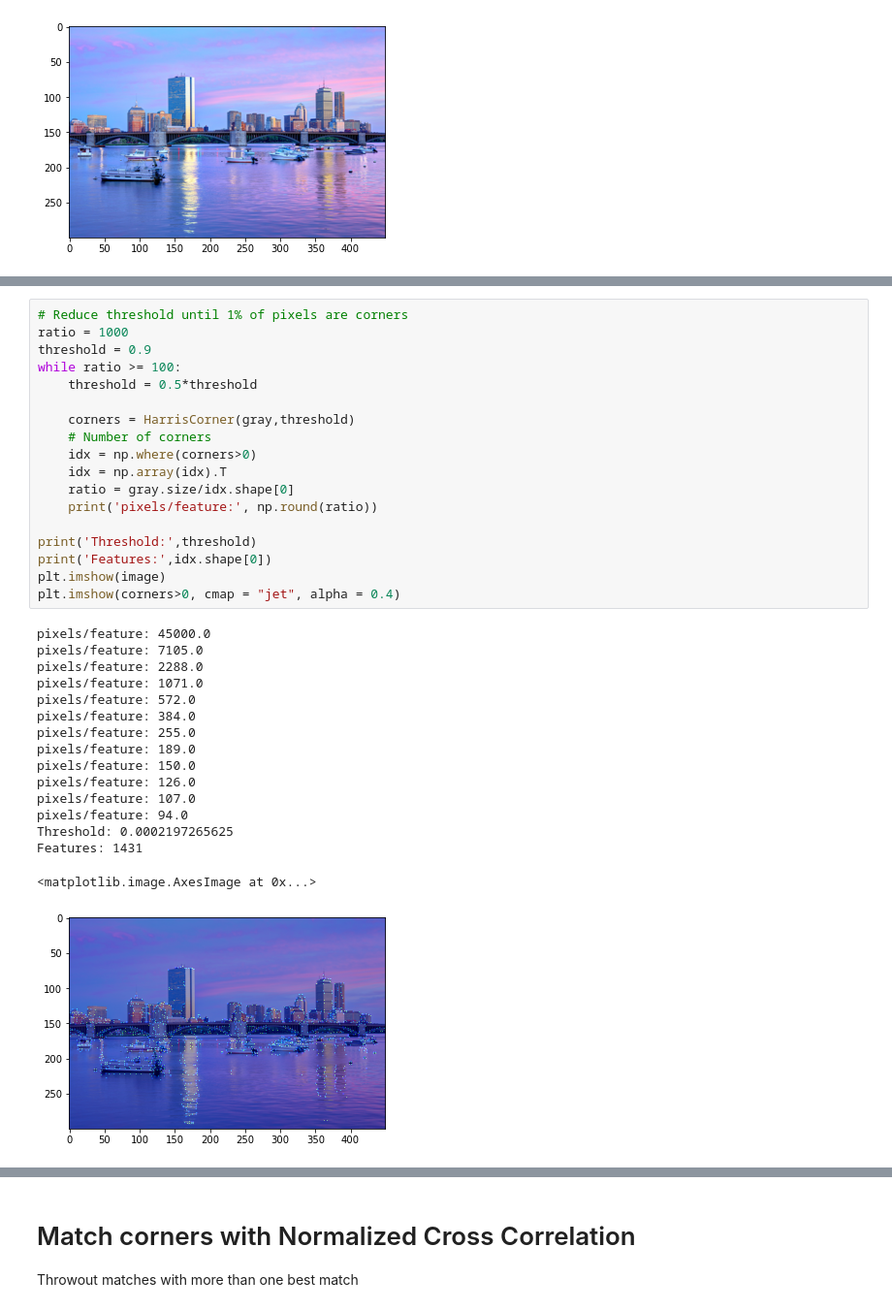
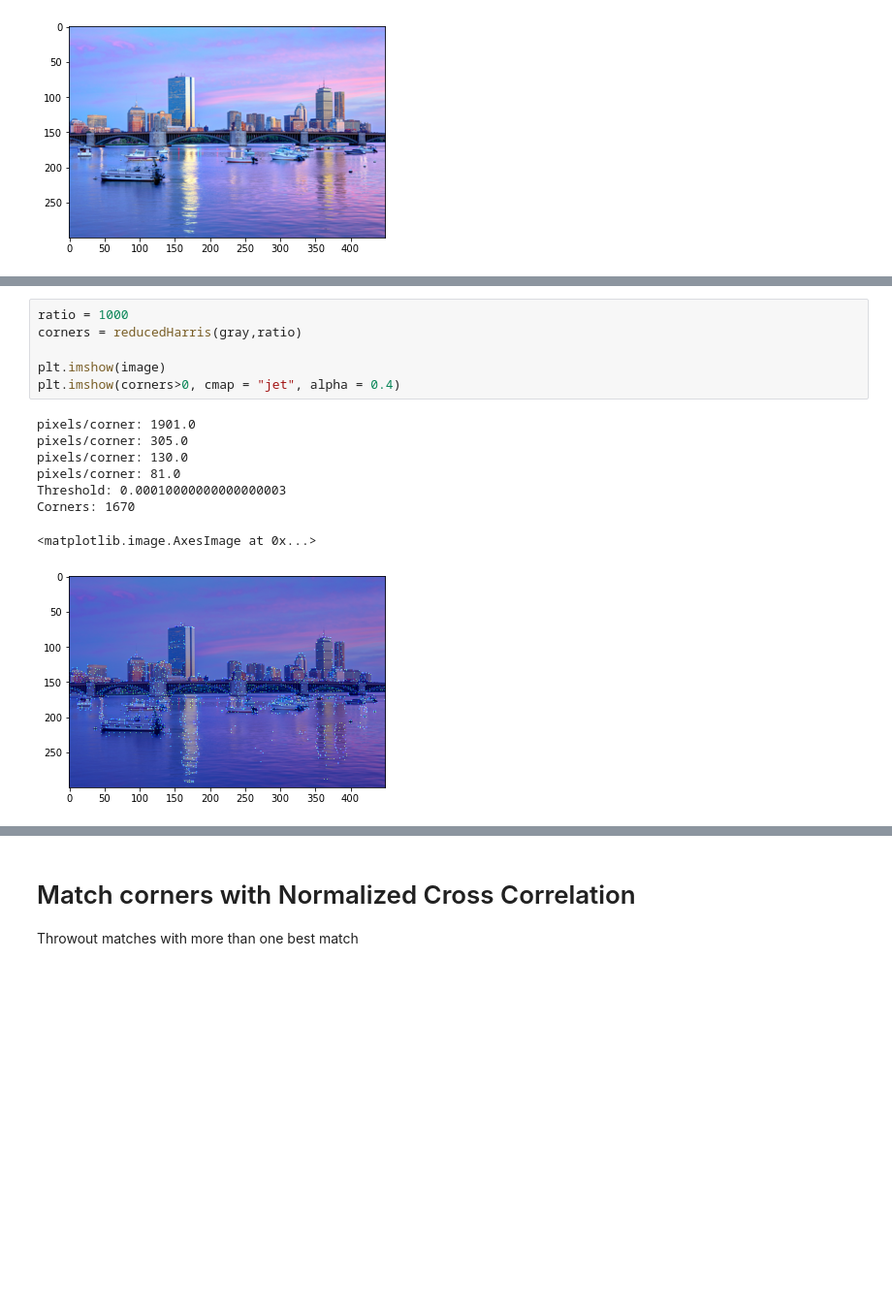
Before and after one commit to Tsmorz/computer-vision, a Jupyter notebook: Project 2/FeatureTracking.ipynb, the cells around one changed output, grey strips where cells are left out. Shown: that part at 97% size. Drawn from its saved outputs; the diff is of its cells as text; blank space fills up the shorter version.

```diff
--- a/Project 2/FeatureTracking.ipynb
+++ b/Project 2/FeatureTracking.ipynb
@@ -177,36 +234,16 @@ def getRandPatch(corners,patch_size):
-# %%
-# Reduce threshold until 1% of pixels are corners
-ratio = 1000
-threshold = 0.9
-while ratio >= 100:
-    threshold = 0.5*threshold
-
-    corners = HarrisCorner(gray,threshold)
-    # Number of corners
-    idx = np.where(corners>0)
-    idx = np.array(idx).T
-    ratio = gray.size/idx.shape[0]
-    print('pixels/feature:', np.round(ratio))
-
-print('Threshold:',threshold)
-print('Features:',idx.shape[0])
-plt.imshow(image)
-plt.imshow(corners>0, cmap = "jet", alpha = 0.4)
-# %% [output]
-pixels/feature: 45000.0
-pixels/feature: 7105.0
-pixels/feature: 2288.0
-pixels/feature: 1071.0
-pixels/feature: 572.0
-pixels/feature: 384.0
-pixels/feature: 255.0
-pixels/feature: 189.0
-pixels/feature: 150.0
-pixels/feature: 126.0
-pixels/feature: 107.0
-pixels/feature: 94.0
-Threshold: 0.0002197265625
-Features: 1431
-<matplotlib.image.AxesImage at 0x...>
-[figure, removed]
+# %%
+ratio = 1000
+corners = reducedHarris(gray,ratio)
+
+plt.imshow(image)
+plt.imshow(corners>0, cmap = "jet", alpha = 0.4)
+# %% [output]
+pixels/corner: 1901.0
+pixels/corner: 305.0
+pixels/corner: 130.0
+pixels/corner: 81.0
+Threshold: 0.00010000000000000003
+Corners: 1670
+<matplotlib.image.AxesImage at 0x...>
+[figure, added]
 # %% [markdown]
```
Also changed, not shown: parts of 22 cells of this notebook.
